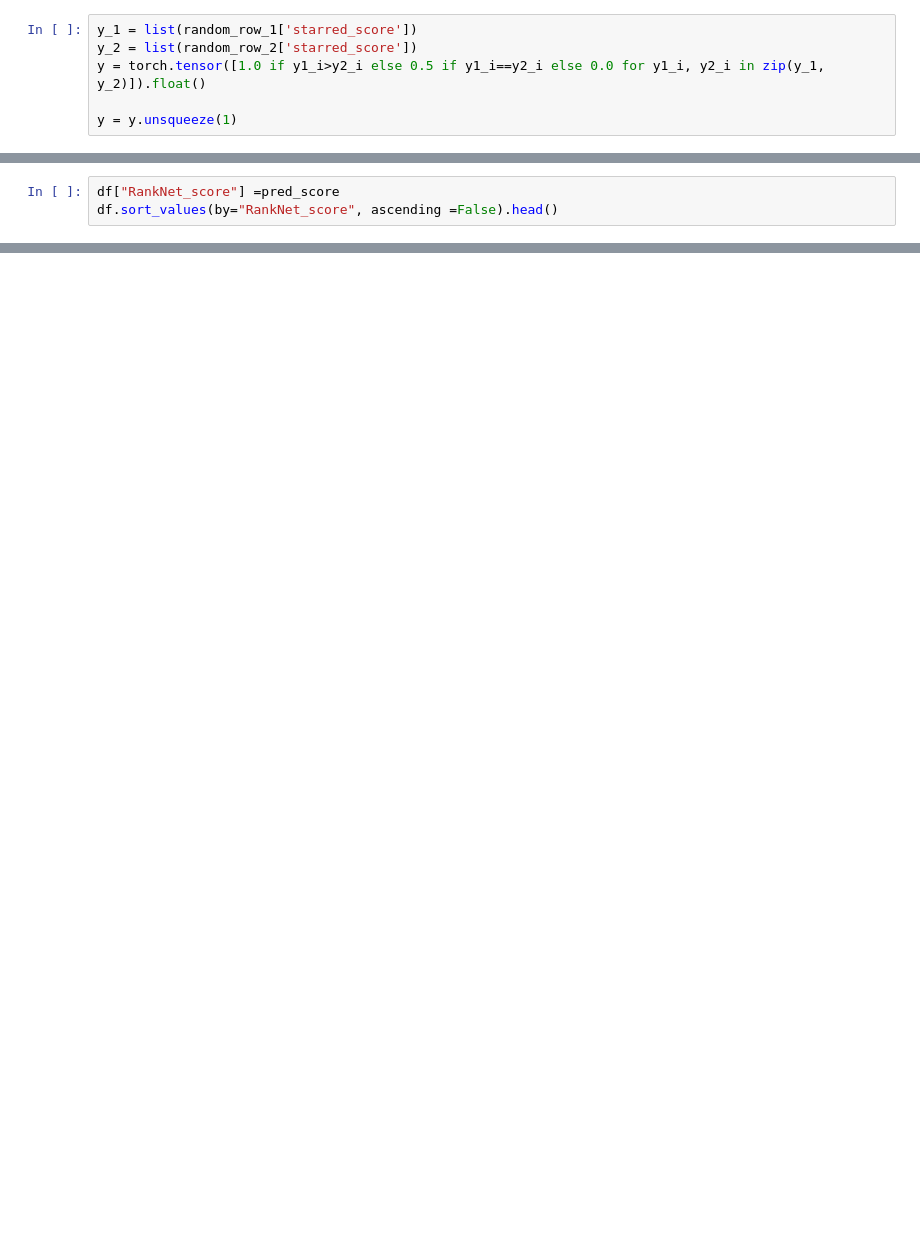
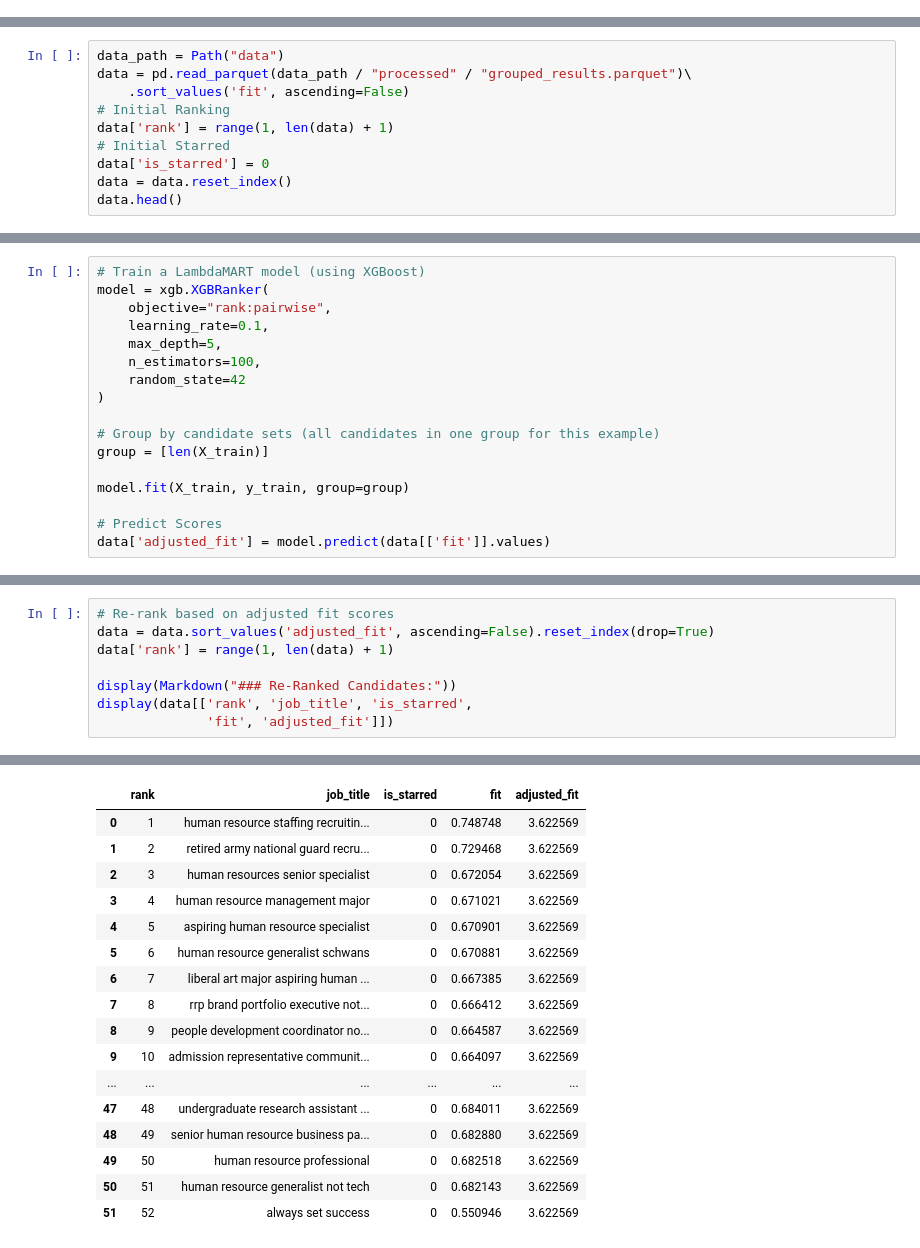
Before and after one commit to Echo9k/3-potential_talents, a Jupyter notebook: notebooks/3-learning_to_learn.ipynb, the cells around one changed output, grey strips where cells are left out. Cells and saved outputs as stored; diff of their text form; blank space fills up the shorter version.

Commit message:
Enhance model performance with additional feature engineering and data transformations

```diff
--- a/notebooks/3-learning_to_learn.ipynb
+++ b/notebooks/3-learning_to_learn.ipynb
@@ -1432,6 +2,0 @@ doc_2 = torch.from_numpy(doc_2).float()
-# %%
-y_1 = list(random_row_1['starred_score'])
-y_2 = list(random_row_2['starred_score'])
-y = torch.tensor([1.0 if y1_i>y2_i else 0.5 if y1_i==y2_i else 0.0 for y1_i, y2_i in zip(y_1, y_2)]).float()
-
-y = y.unsqueeze(1)
@@ -1521,3 +2,0 @@ for i in range(len(df)):
-# %%
-df["RankNet_score"] =pred_score
-df.sort_values(by="RankNet_score", ascending =False).head()
@@ -1527,0 +45,10 @@ df.sort_values(by="RankNet_score", ascending =False).head()
+# %%
+data_path = Path("data")
+data = pd.read_parquet(data_path / "processed" / "grouped_results.parquet")\
+    .sort_values('fit', ascending=False)
+# Initial Ranking
+data['rank'] = range(1, len(data) + 1)
+# Initial Starred
+data['is_starred'] = 0
+data = data.reset_index()
+data.head()
@@ -1527,0 +161,17 @@ df.sort_values(by="RankNet_score", ascending =False).head()
+# %%
+# Train a LambdaMART model (using XGBoost)
+model = xgb.XGBRanker(
+    objective="rank:pairwise",
+    learning_rate=0.1,
+    max_depth=5,
+    n_estimators=100,
+    random_state=42
+)
+
+# Group by candidate sets (all candidates in one group for this example)
+group = [len(X_train)]
+
+model.fit(X_train, y_train, group=group)
+
+# Predict Scores
+data['adjusted_fit'] = model.predict(data[['fit']].values)
@@ -1527,0 +201,9 @@ df.sort_values(by="RankNet_score", ascending =False).head()
+# %%
+# Re-rank based on adjusted fit scores
+data = data.sort_values('adjusted_fit', ascending=False).reset_index(drop=True)
+data['rank'] = range(1, len(data) + 1)
+
+display(Markdown("### Re-Ranked Candidates:"))
+display(data[['rank', 'job_title', 'is_starred',
+			  'fit', 'adjusted_fit']])
+# %% [output]
@@ -1527,0 +211,17 @@ df.sort_values(by="RankNet_score", ascending =False).head()
+|  | rank | job_title | is_starred | fit | adjusted_fit |
+| 0 | 1 | human resource staffing recruitin... | 0 | 0.748748 | 3.622569 |
+| 1 | 2 | retired army national guard recru... | 0 | 0.729468 | 3.622569 |
+| 2 | 3 | human resources senior specialist | 0 | 0.672054 | 3.622569 |
+| 3 | 4 | human resource management major | 0 | 0.671021 | 3.622569 |
+| 4 | 5 | aspiring human resource specialist | 0 | 0.670901 | 3.622569 |
+| 5 | 6 | human resource generalist schwans | 0 | 0.670881 | 3.622569 |
+| 6 | 7 | liberal art major aspiring human ... | 0 | 0.667385 | 3.622569 |
+| 7 | 8 | rrp brand portfolio executive not... | 0 | 0.666412 | 3.622569 |
+| 8 | 9 | people development coordinator no... | 0 | 0.664587 | 3.622569 |
+| 9 | 10 | admission representative communit... | 0 | 0.664097 | 3.622569 |
+| ... | ... | ... | ... | ... | ... |
+| 47 | 48 | undergraduate research assistant ... | 0 | 0.684011 | 3.622569 |
+| 48 | 49 | senior human resource business pa... | 0 | 0.682880 | 3.622569 |
+| 49 | 50 | human resource professional | 0 | 0.682518 | 3.622569 |
+| 50 | 51 | human resource generalist not tech | 0 | 0.682143 | 3.622569 |
+| 51 | 52 | always set success | 0 | 0.550946 | 3.622569 |
```
Also changed, not shown: parts of 146 cells of this notebook.
